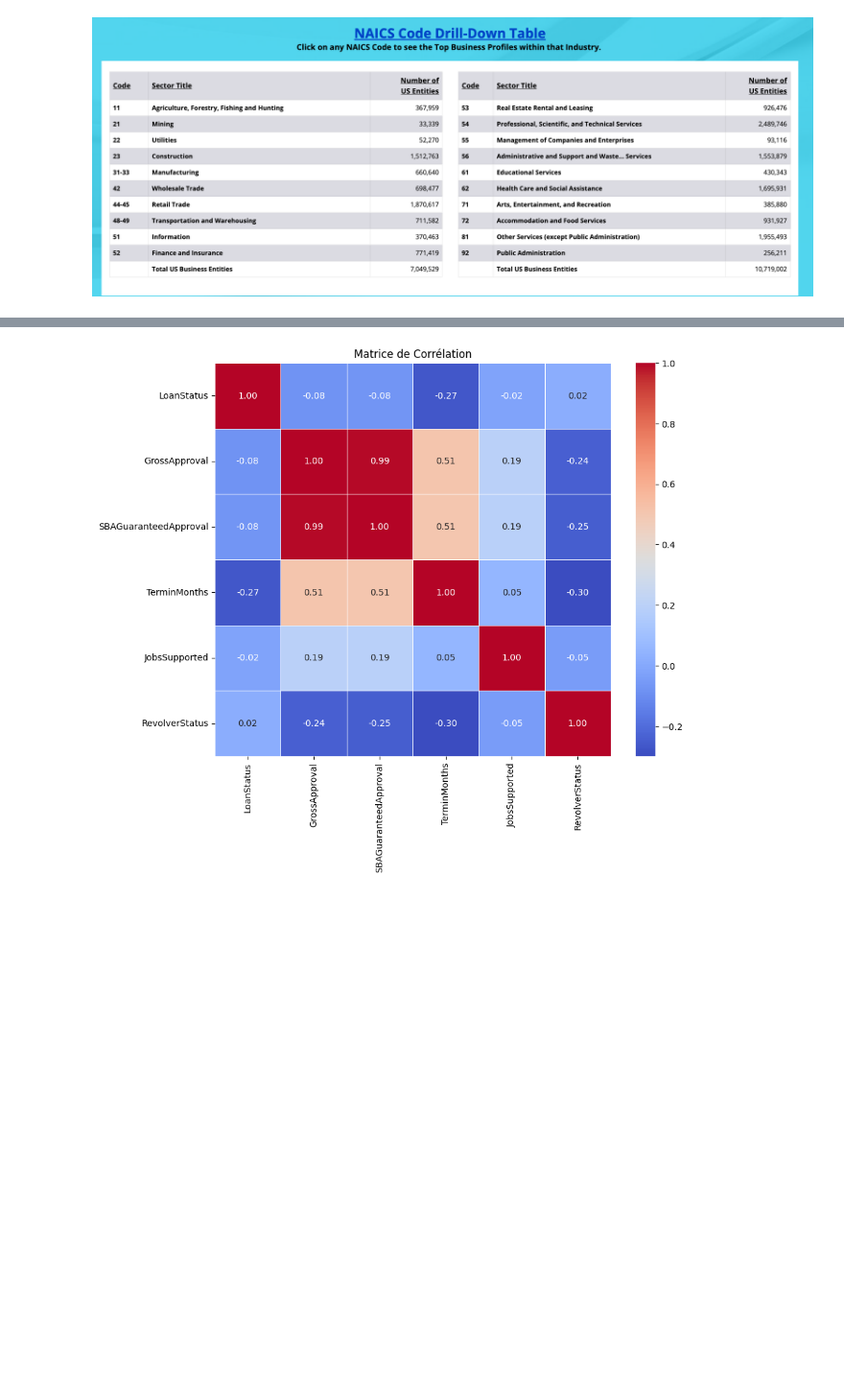
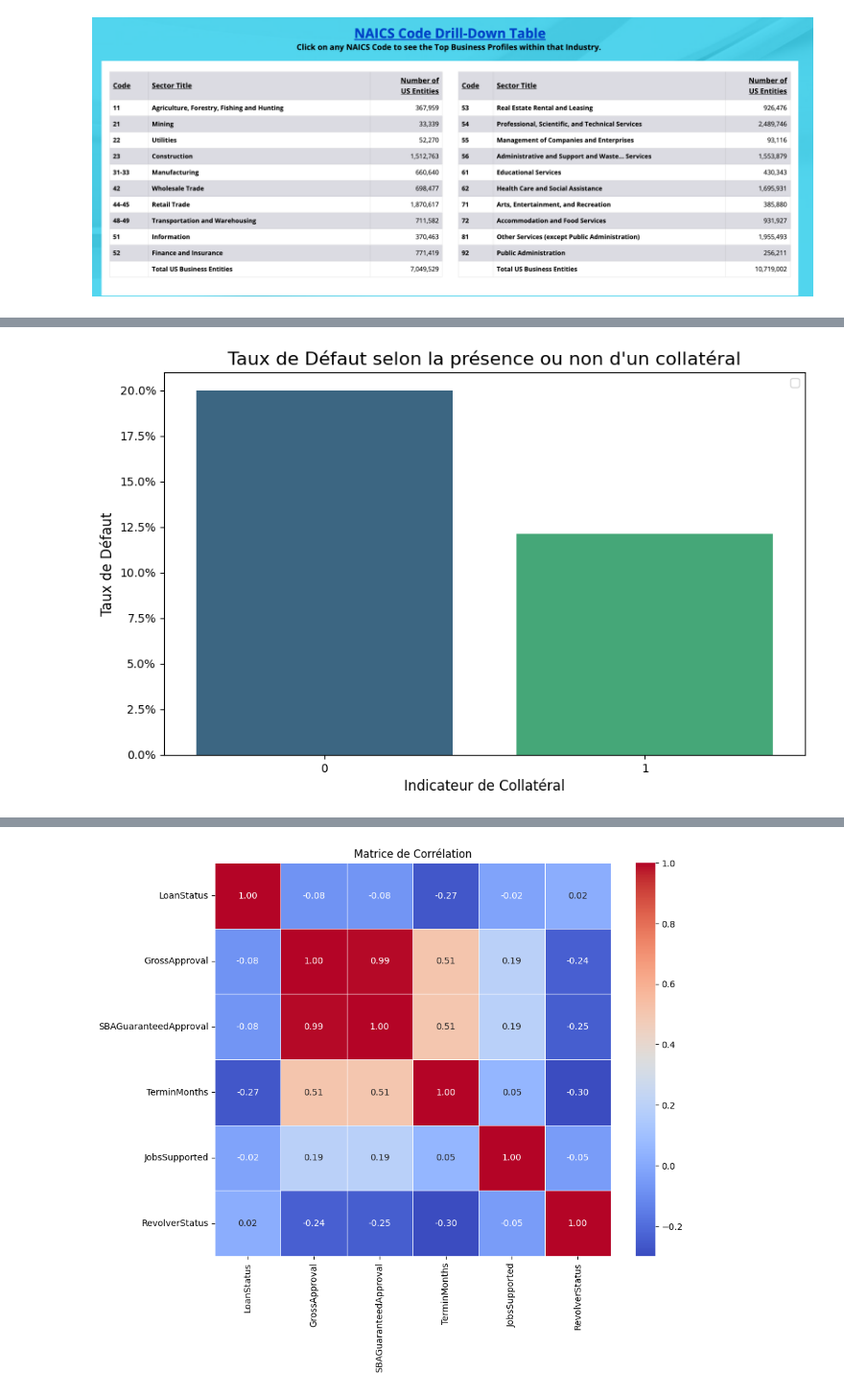
Before and after one commit to TigranGyurjyan/Machine_Learning_projet, a Jupyter notebook: EDA.ipynb, the cells around one changed output, grey strips where cells are left out. Shown at 96% size. Cells and saved outputs as stored; diff of their text form; code cells hidden in the pictures; blank space fills up the shorter version.

```diff
--- a/EDA.ipynb
+++ b/EDA.ipynb
@@ -384,0 +412,18 @@ plt.show()
+# %%
+collat_risk = df.groupby('CollateralInd')['LoanStatus'].mean().sort_values(ascending=False)
+
+plt.figure(figsize=(10, 6)) # Format un peu plus compact pour des barres verticales
+sns.barplot(x=collat_risk.index,
+            y=collat_risk.values,
+            hue=collat_risk.index,
+            legend=False,
+            palette="viridis")
+
+plt.title("Taux de Défaut selon la présence ou non d'un collatéral", fontsize=16)
+plt.xlabel("Indicateur de Collatéral", fontsize=12)
+plt.ylabel("Taux de Défaut", fontsize=12)
+plt.gca().yaxis.set_major_formatter(mtick.PercentFormatter(1.0))
+plt.legend()
+plt.show()
+# %% [output]
+[figure, added]
```
Also changed, not shown: parts of 17 cells of this notebook.
